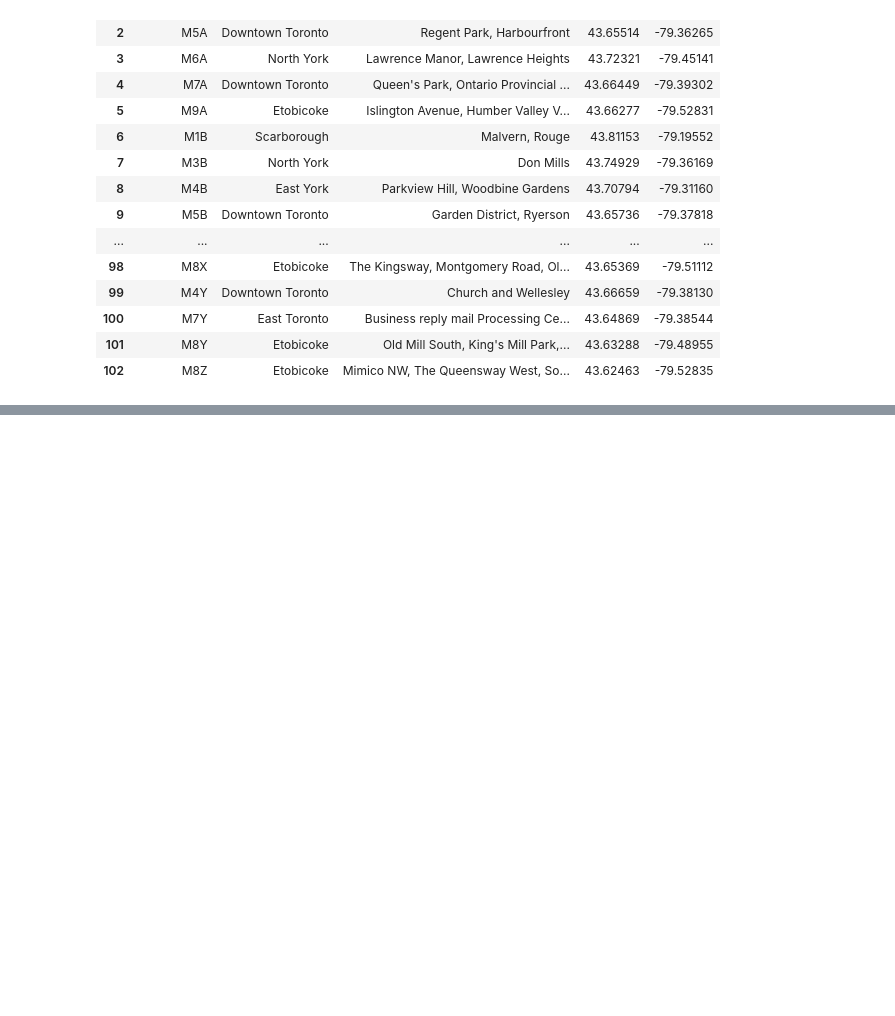
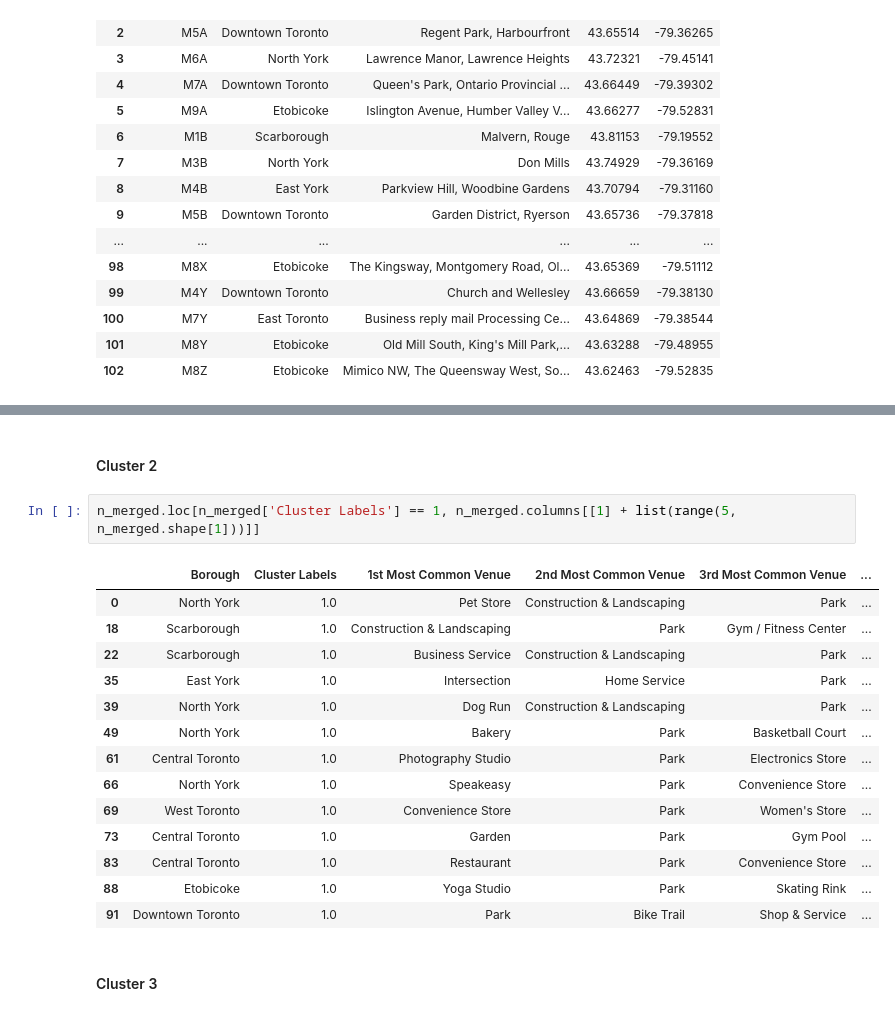
Before and after one commit to lingesh1710/Coursera_Capstone, a Jupyter notebook: Toronto.ipynb, the cells around one changed output, grey strips where cells are left out. Cells and saved outputs as stored; diff of their text form; blank space fills up the shorter version.

```diff
--- a/Toronto.ipynb
+++ b/Toronto.ipynb
@@ -144,0 +557,21 @@ toronto_df
+# %% [markdown]
+#### Cluster 2
+# %%
+n_merged.loc[n_merged['Cluster Labels'] == 1, n_merged.columns[[1] + list(range(5, n_merged.shape[1]))]]
+# %% [output]
+|  | Borough | Cluster Labels | 1st Most Common Venue | 2nd Most Common Venue | 3rd Most Common Venue | ... |
+| 0 | North York | 1.0 | Pet Store | Construction & Landscaping | Park | ... |
+| 18 | Scarborough | 1.0 | Construction & Landscaping | Park | Gym / Fitness Center | ... |
+| 22 | Scarborough | 1.0 | Business Service | Construction & Landscaping | Park | ... |
+| 35 | East York | 1.0 | Intersection | Home Service | Park | ... |
+| 39 | North York | 1.0 | Dog Run | Construction & Landscaping | Park | ... |
+| 49 | North York | 1.0 | Bakery | Park | Basketball Court | ... |
+| 61 | Central Toronto | 1.0 | Photography Studio | Park | Electronics Store | ... |
+| 66 | North York | 1.0 | Speakeasy | Park | Convenience Store | ... |
+| 69 | West Toronto | 1.0 | Convenience Store | Park | Women's Store | ... |
+| 73 | Central Toronto | 1.0 | Garden | Park | Gym Pool | ... |
+| 83 | Central Toronto | 1.0 | Restaurant | Park | Convenience Store | ... |
+| 88 | Etobicoke | 1.0 | Yoga Studio | Park | Skating Rink | ... |
+| 91 | Downtown Toronto | 1.0 | Park | Bike Trail | Shop & Service | ... |
+# %% [markdown]
+#### Cluster 3
```
Also changed, not shown: parts of 44 cells of this notebook.
